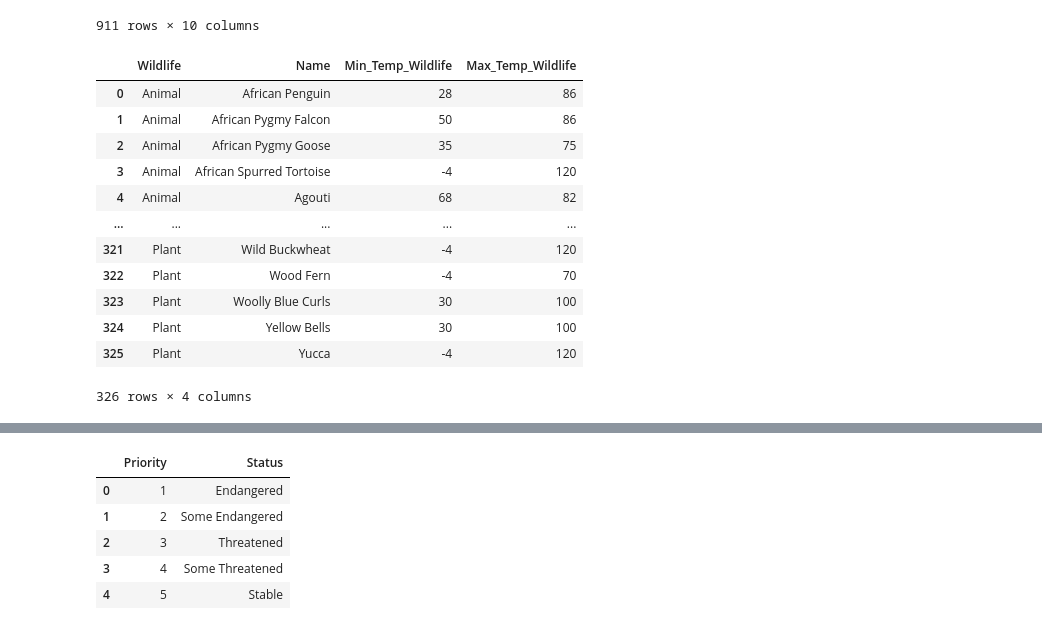
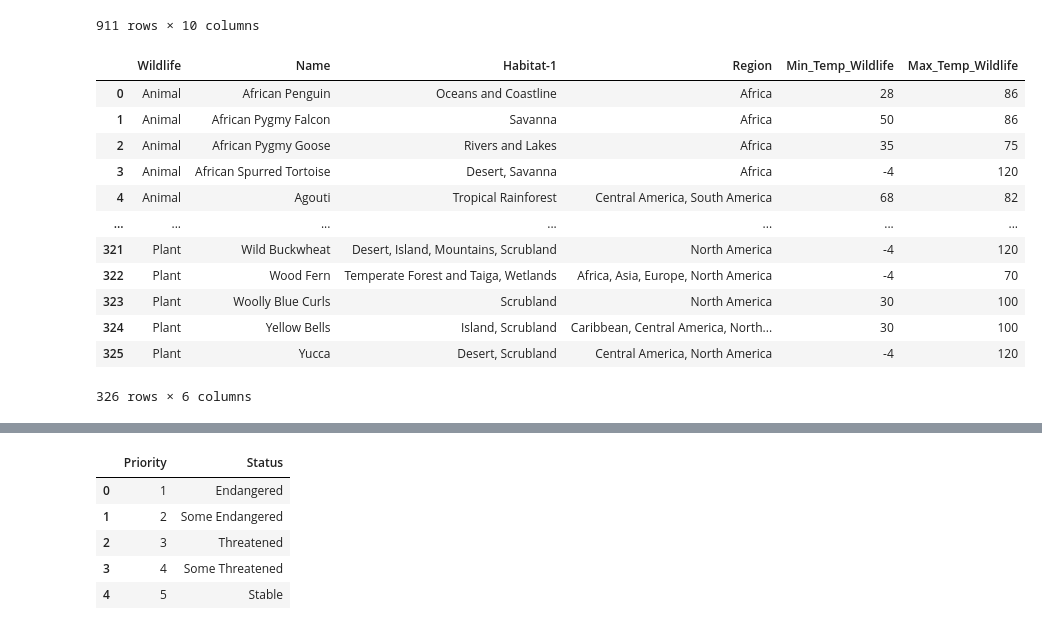
Before and after one commit to cuonglam0105/Preppin-Python, a Jupyter notebook: 2024_W18/2024W18_Solution.ipynb, the cells around one changed output, grey strips where cells are left out. Drawn from its saved outputs; the diff is of its cells as text; code cells hidden in the pictures.

```diff
--- a/2024_W18/2024W18_Solution.ipynb
+++ b/2024_W18/2024W18_Solution.ipynb
@@ -545,26 +547,26 @@ merged_habitat_df
 911 rows × 10 columns
 # %%
 # Group by Wildlife and Name, and calculate the min and max temperatures
-wildlife_temp_df = merged_habitat_df.groupby(['Wildlife', 'Name']).agg(
+wildlife_temp_df = merged_habitat_df.groupby(['Wildlife', 'Name', 'Habitat-1','Region']).agg(
     Min_Temp_Wildlife=('Min Temp °F', 'min'),
     Max_Temp_Wildlife=('Max Temp °F', 'max')
 ).reset_index()
 
 wildlife_temp_df
 # %% [output]
-|  | Wildlife | Name | Min_Temp_Wildlife | Max_Temp_Wildlife |
-| 0 | Animal | African Penguin | 28 | 86 |
-| 1 | Animal | African Pygmy Falcon | 50 | 86 |
-| 2 | Animal | African Pygmy Goose | 35 | 75 |
-| 3 | Animal | African Spurred Tortoise | -4 | 120 |
-| 4 | Animal | Agouti | 68 | 82 |
-| ... | ... | ... | ... | ... |
-| 321 | Plant | Wild Buckwheat | -4 | 120 |
-| 322 | Plant | Wood Fern | -4 | 70 |
-| 323 | Plant | Woolly Blue Curls | 30 | 100 |
-| 324 | Plant | Yellow Bells | 30 | 100 |
-| 325 | Plant | Yucca | -4 | 120 |
+|  | Wildlife | Name | Habitat-1 | Region | Min_Temp_Wildlife | Max_Temp_Wildlife |
+| 0 | Animal | African Penguin | Oceans and Coastline | Africa | 28 | 86 |
+| 1 | Animal | African Pygmy Falcon | Savanna | Africa | 50 | 86 |
+| 2 | Animal | African Pygmy Goose | Rivers and Lakes | Africa | 35 | 75 |
+| 3 | Animal | African Spurred Tortoise | Desert, Savanna | Africa | -4 | 120 |
+| 4 | Animal | Agouti | Tropical Rainforest | Central America, South America | 68 | 82 |
+| ... | ... | ... | ... | ... | ... | ... |
+| 321 | Plant | Wild Buckwheat | Desert, Island, Mountains, Scrubland | North America | -4 | 120 |
+| 322 | Plant | Wood Fern | Temperate Forest and Taiga, Wetlands | Africa, Asia, Europe, North America | -4 | 70 |
+| 323 | Plant | Woolly Blue Curls | Scrubland | North America | 30 | 100 |
+| 324 | Plant | Yellow Bells | Island, Scrubland | Caribbean, Central America, North... | 30 | 100 |
+| 325 | Plant | Yucca | Desert, Scrubland | Central America, North America | -4 | 120 |
-326 rows × 4 columns
+326 rows × 6 columns
 # %%
 # Add San Diego climate data to wildlife_temp_df
 wildlife_temp_df['San_Diego_Min_Temp'] = san_diego_climate['Low °F']
```
Also changed, not shown: parts of 9 cells of this notebook.
